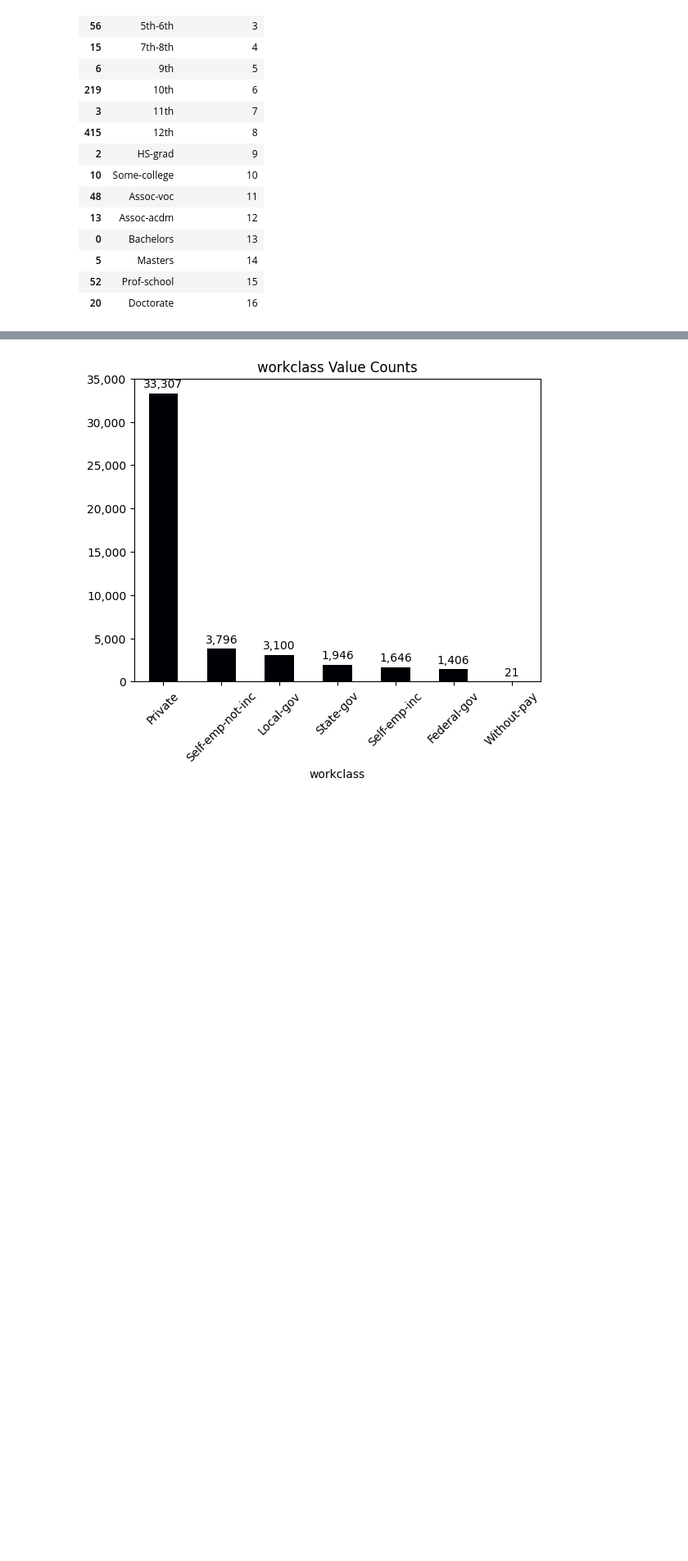
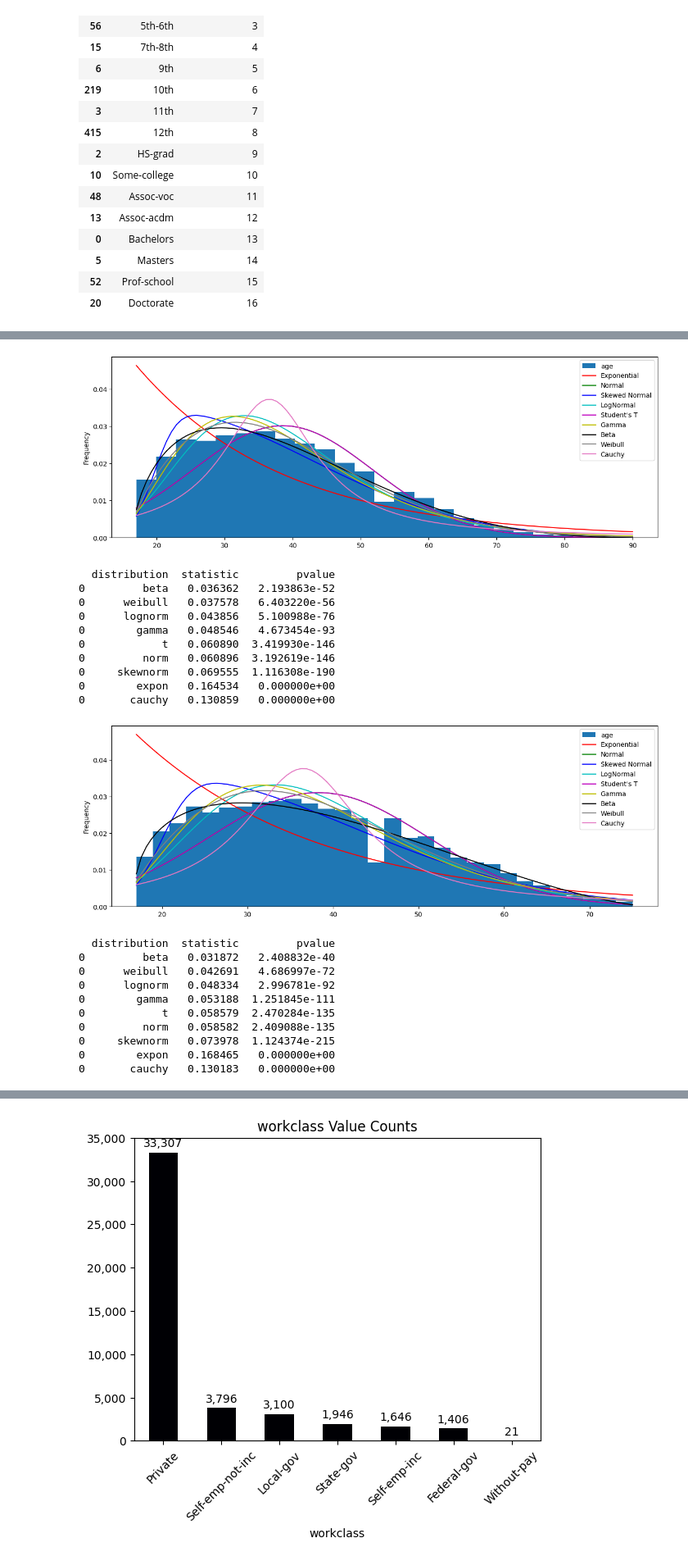
Before and after one commit to jhleakakos/msds-deep-learning-final, a Jupyter notebook: my_data_is_realer_than_yours.ipynb, the cells around one changed output, grey strips where cells are left out. Shown at 82% size. Saved outputs shown, nothing was run; the diff lists cells and outputs as text; code cells hidden in the pictures; blank space fills up the shorter version.

```diff
--- a/my_data_is_realer_than_yours.ipynb
+++ b/my_data_is_realer_than_yours.ipynb
@@ -418,0 +551,34 @@ Next we see that `education-num` is an ordinal feature -- matching what we saw i
+# %%
+print(gimme_some_distributions(df['age'], 25))
+print()
+print()
+
+# Removing outliers above 1.5 times the interquartile range
+q1 = df['age'].quantile(0.25)
+q3 = df['age'].quantile(0.75)
+iqr = q3 - q1
+upper_limit = q3 + 1.5 * iqr
+print(gimme_some_distributions(df.loc[df['age'] < upper_limit, 'age']))
+# %% [output]
+[figure, added]
+  distribution  statistic         pvalue
+0         beta   0.036362   2.193863e-52
+0      weibull   0.037578   6.403220e-56
+0      lognorm   0.043856   5.100988e-76
+0        gamma   0.048546   4.673454e-93
+0            t   0.060890  3.419930e-146
+0         norm   0.060896  3.192619e-146
+0     skewnorm   0.069555  1.116308e-190
+0        expon   0.164534   0.000000e+00
+0       cauchy   0.130859   0.000000e+00
+[figure, added]
+  distribution  statistic         pvalue
+0         beta   0.031872   2.408832e-40
+0      weibull   0.042691   4.686997e-72
+0      lognorm   0.048334   2.996781e-92
+0        gamma   0.053188  1.251845e-111
+0            t   0.058579  2.470284e-135
+0         norm   0.058582  2.409088e-135
+0     skewnorm   0.073978  1.124374e-215
+0        expon   0.168465   0.000000e+00
+0       cauchy   0.130183   0.000000e+00
```
Also changed, not shown: parts of 19 cells of this notebook.
